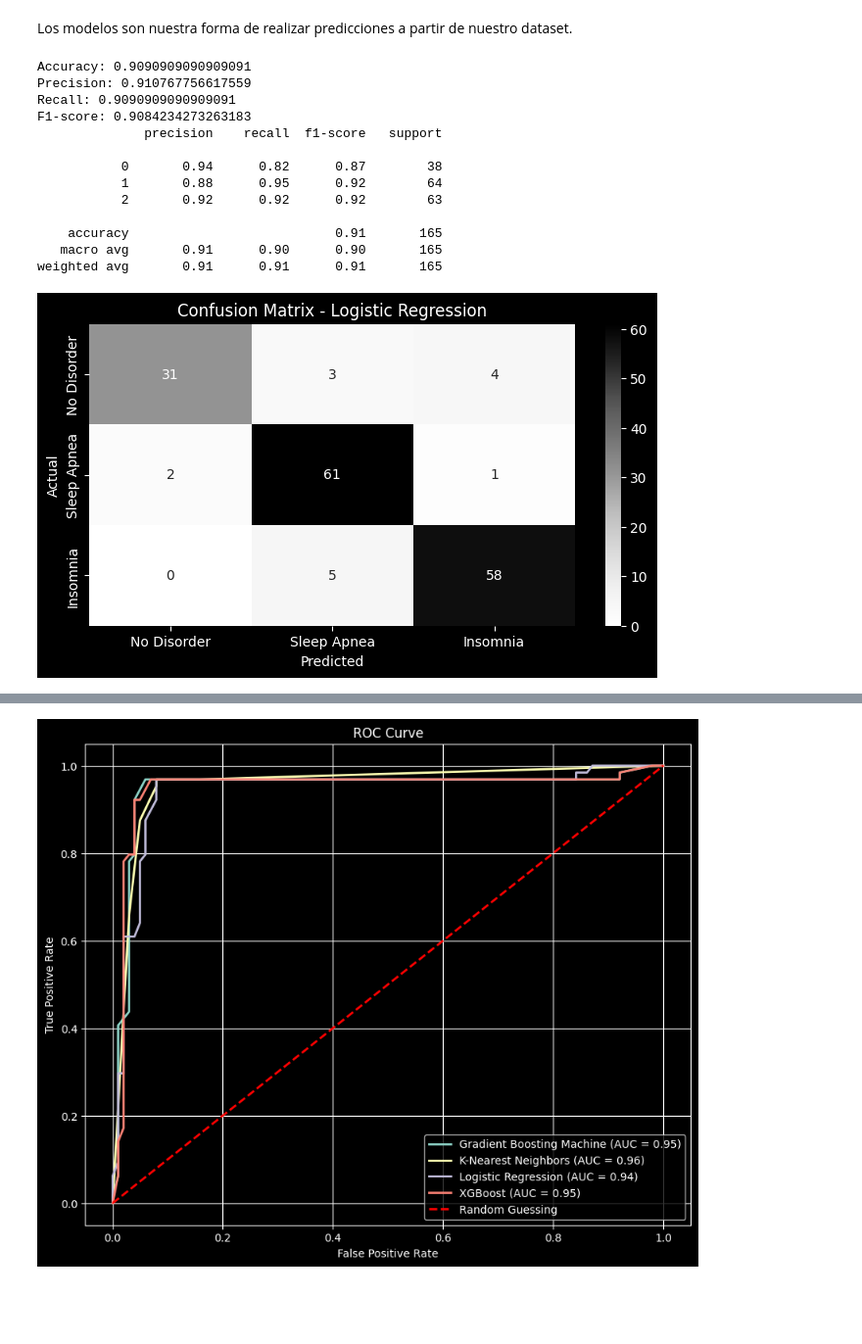
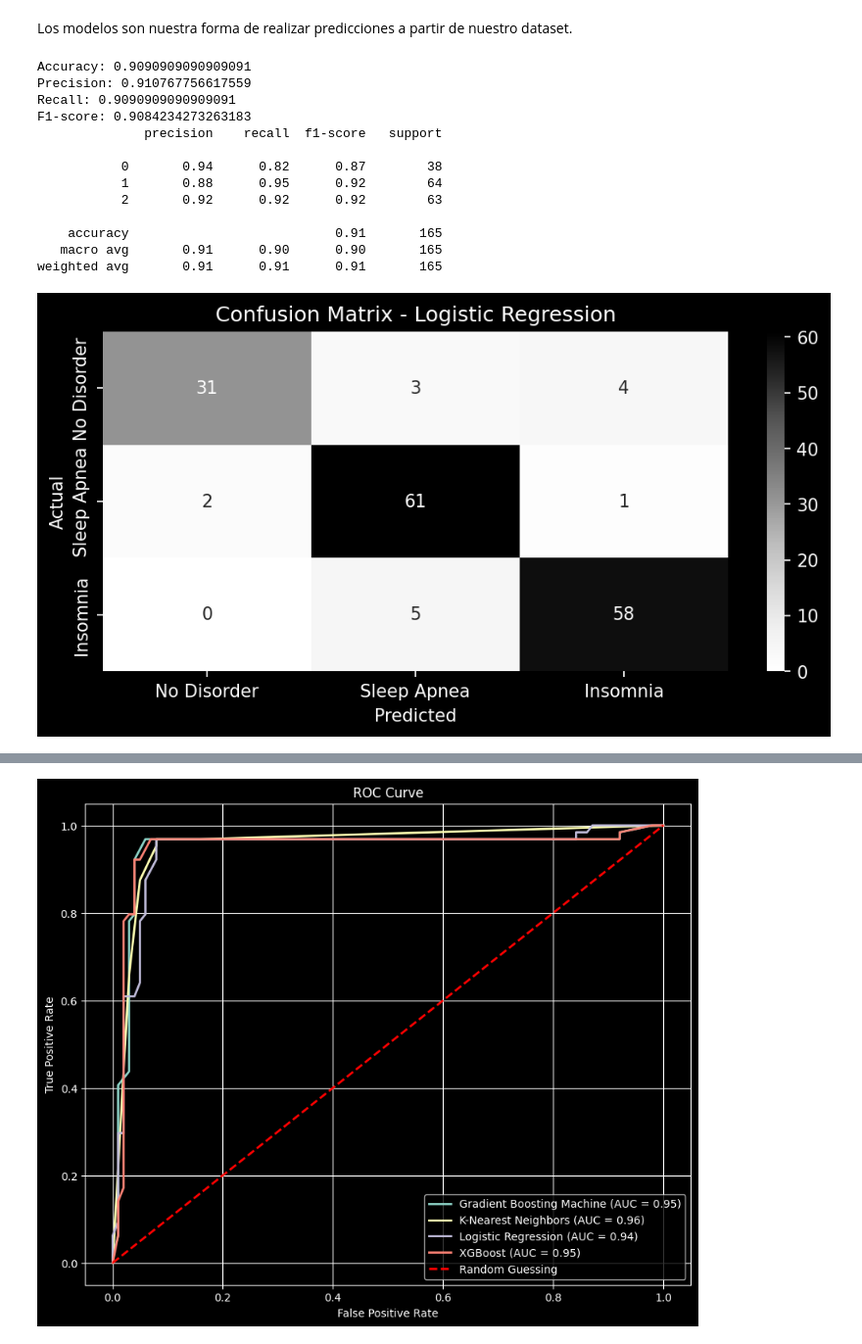
Before and after one commit to zamef/TSBM.TranstornoS, a Jupyter notebook: SleepDisorder.ipynb, the cells around one changed output, grey strips where cells are left out. Shown at 98% size. Drawn from its saved outputs; the diff is of its cells as text; code cells hidden in the pictures; blank space fills up the shorter version.

```diff
--- a/SleepDisorder.ipynb
+++ b/SleepDisorder.ipynb
@@ -269,35 +269,35 @@ f1_lr = f1_score(y_test, y_pred_lr, average='weighted')
 # metricas
 print(f'Accuracy: {accuracy_lr}')
 print(f'Precision: {precision_lr}')
 print(f'Recall: {recall_lr}')
 print(f'F1-score: {f1_lr}')
 
 # reporte
 print(classification_report(y_test, y_pred_lr))
 cm_lr = confusion_matrix(y_test, y_pred_lr)
 
 # matriz de confusión
-plt.figure(figsize=(8, 4))
+plt.figure(figsize=(8, 3.5), dpi=150)
 sns.heatmap(cm_lr, annot=True, cmap='Greys', fmt='d', xticklabels=['No Disorder', 'Sleep Apnea', 'Insomnia'], yticklabels=['No Disorder', 'Sleep Apnea', 'Insomnia'])
 plt.xlabel('Predicted')
 plt.ylabel('Actual')
 plt.title('Confusion Matrix - Logistic Regression')
 plt.show()
 # %% [output]
 Accuracy: 0.9090909090909091
 Precision: 0.910767756617559
 Recall: 0.9090909090909091
 F1-score: 0.9084234273263183
               precision    recall  f1-score   support
 
            0       0.94      0.82      0.87        38
            1       0.88      0.95      0.92        64
            2       0.92      0.92      0.92        63
 
     accuracy                           0.91       165
    macro avg       0.91      0.90      0.90       165
 weighted avg       0.91      0.91      0.91       165
-[figure, old version]
+[figure, new version]
 # %%
 from sklearn.ensemble import GradientBoostingClassifier
 
```
Also changed, not shown: parts of 5 cells of this notebook.
